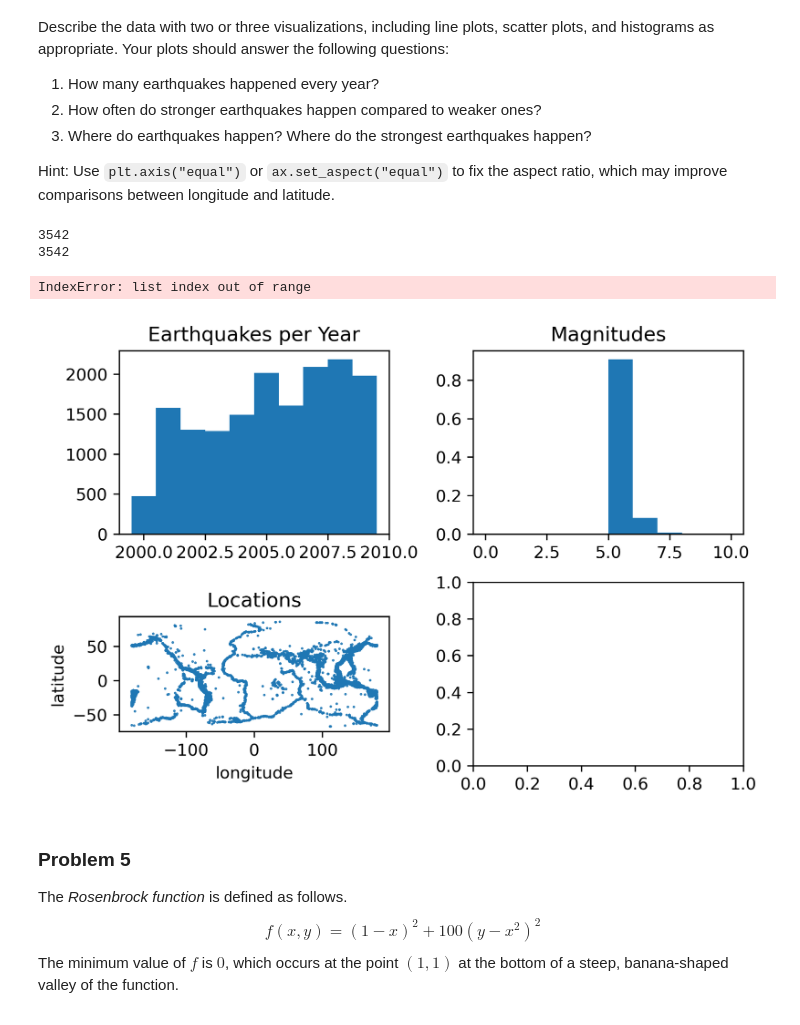
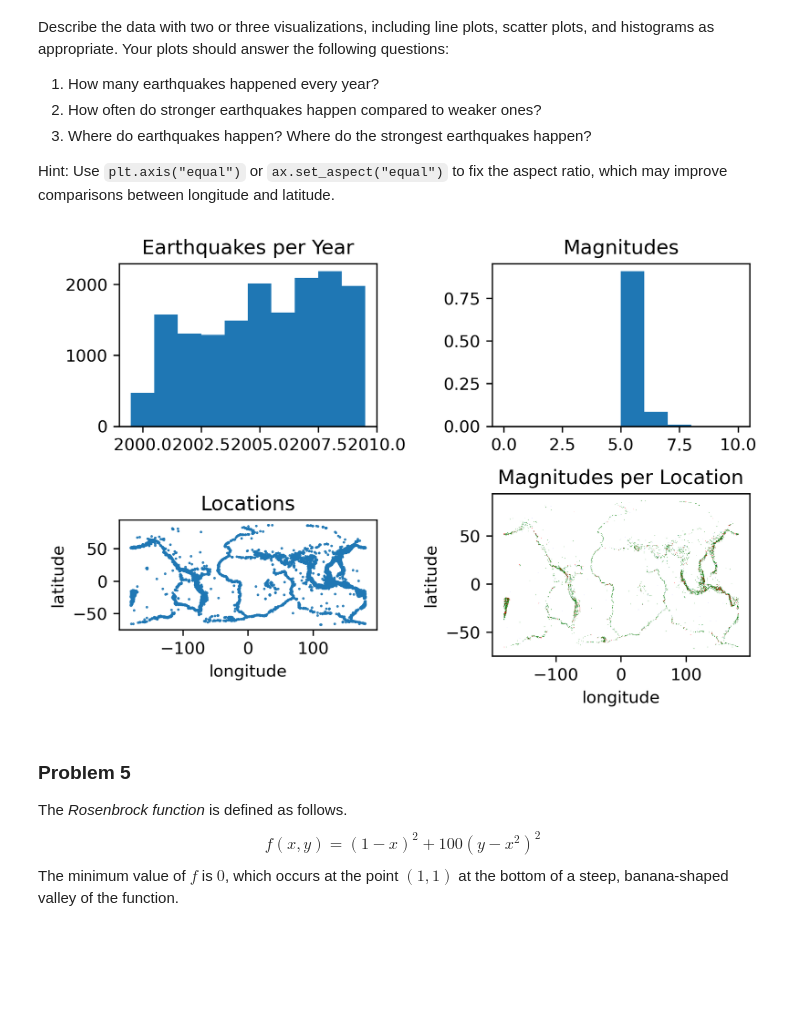
Before and after one commit to acjo/algorithims_optimization, a Jupyter notebook: DataVisualization/data_visualization.ipynb, the cells around one changed output. Cells and saved outputs as stored; diff of their text form; code cells hidden in the pictures; blank space fills up the shorter version.

```diff
--- a/DataVisualization/data_visualization.ipynb
+++ b/DataVisualization/data_visualization.ipynb
@@ -265,91 +265,47 @@ ax.set_title('Magnitudes')
 ax = axs[1, 0]
 ax.plot(longitude, latitude, '.', markersize=1)
 ax.set_title('Locations')
 ax.set_xlabel('longitude')
 ax.set_ylabel('latitude')
 ax.set_aspect('equal')
 
 
 #getting longitude and latitude values for specific magnitude range
 mag_vals = [5, 6, 7, 8, 9]
 lat = []
 long = []
 n = len(longitude)
+
 for j in range(len(mag_vals)):
     if j == 0:
         mag_long = np.array([longitude[i] for i in range(n) if magnitudes[i] <= 5])
         mag_lat = np.array([latitude[i] for i in range(n) if magnitudes[i] <= 5])
-        print(len(mag_long))
-        print(len(mag_lat))
     else:
-        mag_long = np.array([longitude[i] for i in range(n) if magnitudes[i] <= mag_vals[i] and magnitudes[j] > mag_vals[j-1]])
-        mag_lat = np.array([latitude[i] for i in range(n) if magnitudes[i] <= mag_vals[i] and magnitudes[j] > mag_vals[j-1]])
+        mag_long = np.array([longitude[i] for i in range(n) if magnitudes[i] <= mag_vals[j] and magnitudes[i] > mag_vals[j-1]])
+        mag_lat = np.array([latitude[i] for i in range(n) if magnitudes[i] <= mag_vals[j] and magnitudes[i] > mag_vals[j-1]])
     long.append(mag_long)
     lat.append(mag_lat)
 
 colors = ['b', 'g', 'r', 'c', 'k']
 
 ax = axs[1,1]
-mag_5_long = np.array([latitude])
-mag_5_lat = []
-ax.plot(np.sqrt(longitude**2 + latitude**2), magnitudes, 'r*', markersize=2)
 
-plt.show()
+for i in range(len(mag_vals)):
+    color = colors[i] + ','
+    if i == 0:
+        s = 0.25
+        a = 0.2
+    else:
+        s = 0.5
+        a = 1
+    ax.plot(long[i], lat[i], color, markersize=s, alpha=a)
 
-
-
-years, magnitudes, longitude, latitude = np.load("earthquakes.npy").T
-
-fig, axs = plt.subplots(2, 2, constrained_layout=True)
-ax = axs[0, 0]
-ax.hist(years, bins=np.arange(1999.5, 2010.5), label='Years')
-ax.set_title('Earthquakes per Year')
-ax = axs[0, 1]
-ax.hist(magnitudes, bins=np.arange(0, 11), label='Magnitudes', density=True)
-ax.set_title('Magnitudes')
-#plt.plot(years, magnitudes, '.')
-#print(max(years))
-#plt.xlabel("Year")
-#plt.ylabel("Magnitude")
-ax = axs[1, 0]
-ax.plot(longitude, latitude, '.', markersize=1)
-ax.set_title('Locations')
+ax.set_title('Magnitudes per Location')
 ax.set_xlabel('longitude')
 ax.set_ylabel('latitude')
-ax.set_aspect('equal')
-
-
-#getting longitude and latitude values for specific magnitude range
-mag_vals = [5, 6, 7, 8, 9]
-lat = []
-long = []
-n = len(longitude)
-
-
-'''
-for j in range(len(mag_vals)):
-    if j == 0:
-        mag_long = np.array([longitude[i] for i in range(n) if magnitudes[i] <= 5])
-        mag_lat = np.array([latitude[i] for i in range(n) if magnitudes[i] <= 5])
-        print(len(mag_long))
-        print(len(mag_lat))
-    #else:
-        #mag_long = np.array([longitude[i] for i in range(n) if magnitudes[i] <= mag_vals[j] and magnitudes[i] > mag_vals[j-1]])
-        #mag_lat = np.array([latitude[i] for i in range(n) if magnitudes[i] <= mag_vals[j] and magnitudes[i] > mag_vals[j-1]])
-    long.append(mag_long)
-    lat.append(mag_lat)
-
-'''
-
-colors = ['b', 'g', 'r', 'c', 'k']
-
-ax = axs[1,1]
 plt.show()
 # %% [output]
-3542
-3542
-IndexError: list index out of range
-[figure, old version]
+[figure, new version]
 # %% [markdown]
 ### Problem 5
 
```
Also changed, not shown: parts of 1 cell of this notebook.
